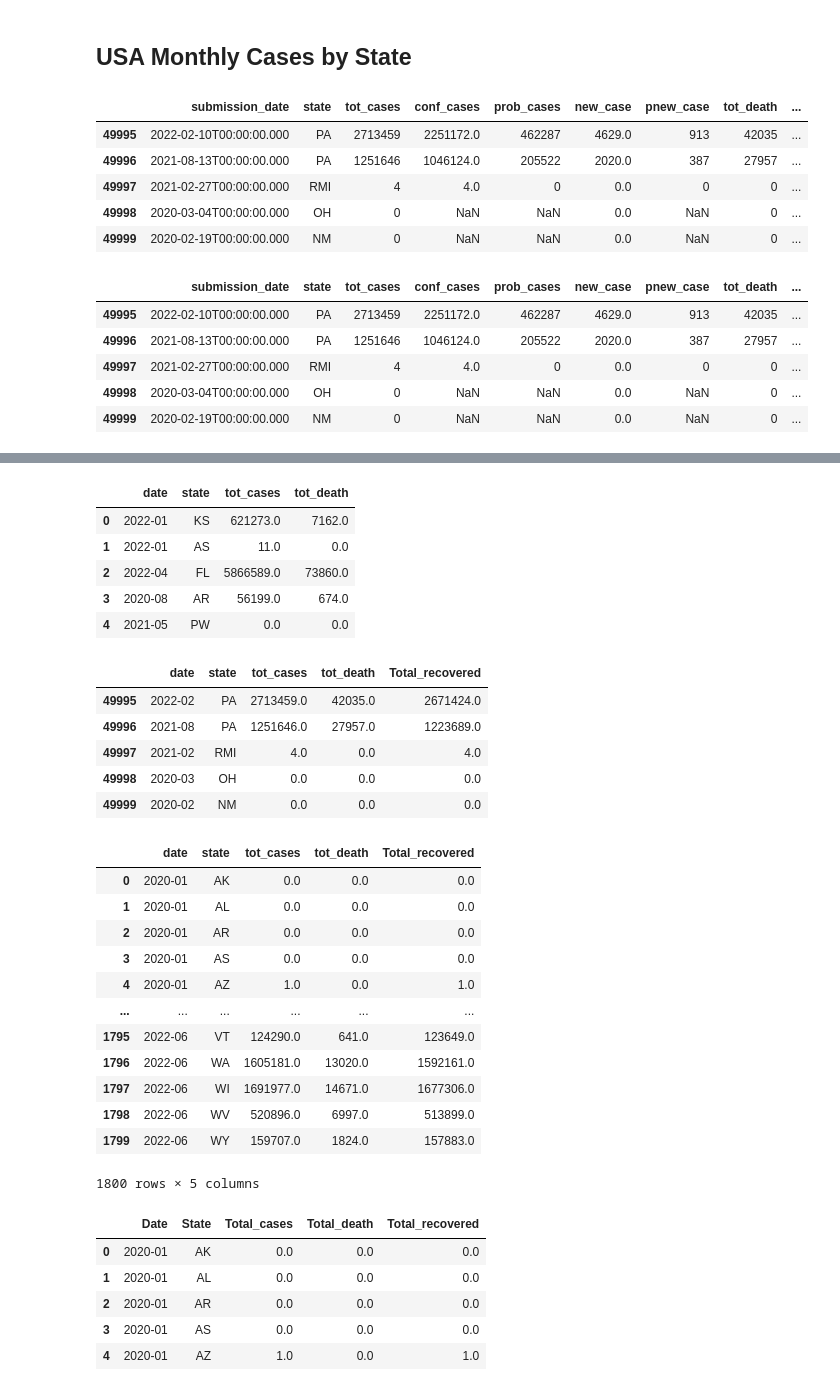
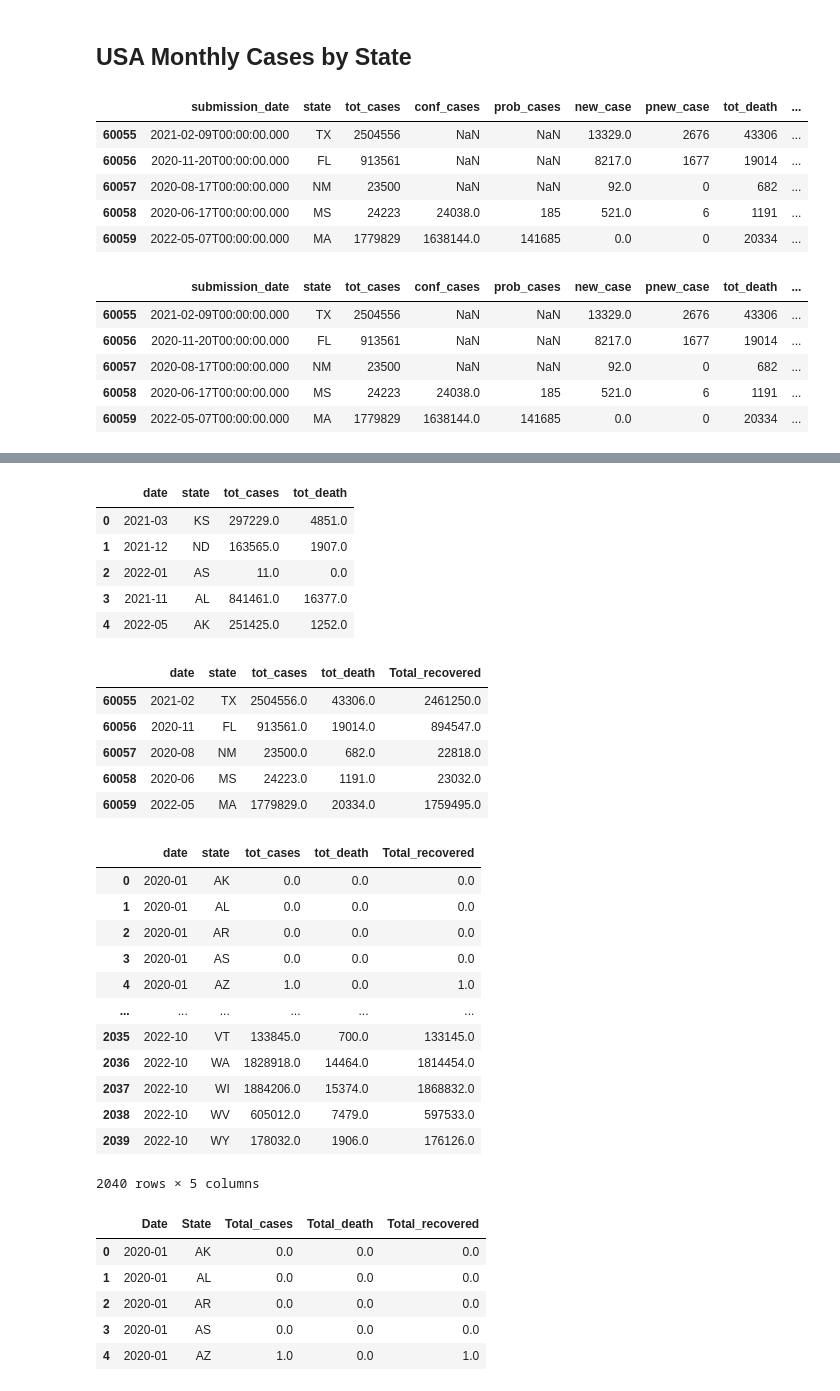
Before and after one commit to gotar1/COVID-19-Dashboard, a Jupyter notebook: Notebooks/analysis.ipynb, the cells around one changed output, grey strips where cells are left out. Cells and saved outputs as stored; diff of their text form; code cells hidden in the pictures.

```diff
--- a/Notebooks/analysis.ipynb
+++ b/Notebooks/analysis.ipynb
@@ -24,32 +24,32 @@ from cdc_token import my_token
 # %%
 # set a client with a token
 client = Socrata("data.cdc.gov", my_token)
 
 # results returned as JSON from API / converted to Python list of
 # dictionaries by sodapy.
-results = client.get("9mfq-cb36", limit=50000)
+results = client.get("9mfq-cb36", limit=100000)
 
 # Convert to pandas DataFrame and display
 covid_df = pd.DataFrame.from_records(results)
 covid_df.tail()
 # %% [output]
 |  | submission_date | state | tot_cases | conf_cases | prob_cases | new_case | pnew_case | tot_death | ... |
-| 49995 | 2022-02-10T00:00:00.000 | PA | 2713459 | 2251172.0 | 462287 | 4629.0 | 913 | 42035 | ... |
-| 49996 | 2021-08-13T00:00:00.000 | PA | 1251646 | 1046124.0 | 205522 | 2020.0 | 387 | 27957 | ... |
-| 49997 | 2021-02-27T00:00:00.000 | RMI | 4 | 4.0 | 0 | 0.0 | 0 | 0 | ... |
-| 49998 | 2020-03-04T00:00:00.000 | OH | 0 | NaN | NaN | 0.0 | NaN | 0 | ... |
-| 49999 | 2020-02-19T00:00:00.000 | NM | 0 | NaN | NaN | 0.0 | NaN | 0 | ... |
+| 60055 | 2021-02-09T00:00:00.000 | TX | 2504556 | NaN | NaN | 13329.0 | 2676 | 43306 | ... |
+| 60056 | 2020-11-20T00:00:00.000 | FL | 913561 | NaN | NaN | 8217.0 | 1677 | 19014 | ... |
+| 60057 | 2020-08-17T00:00:00.000 | NM | 23500 | NaN | NaN | 92.0 | 0 | 682 | ... |
+| 60058 | 2020-06-17T00:00:00.000 | MS | 24223 | 24038.0 | 185 | 521.0 | 6 | 1191 | ... |
+| 60059 | 2022-05-07T00:00:00.000 | MA | 1779829 | 1638144.0 | 141685 | 0.0 | 0 | 20334 | ... |
 # %%
 # add date columns which only has year and month for use with groupby later on..
 covid_df['date'] = pd.to_datetime(covid_df['submission_date']).dt.to_period('M').astype(str)
 covid_df.tail()
 # %% [output]
 |  | submission_date | state | tot_cases | conf_cases | prob_cases | new_case | pnew_case | tot_death | ... |
-| 49995 | 2022-02-10T00:00:00.000 | PA | 2713459 | 2251172.0 | 462287 | 4629.0 | 913 | 42035 | ... |
-| 49996 | 2021-08-13T00:00:00.000 | PA | 1251646 | 1046124.0 | 205522 | 2020.0 | 387 | 27957 | ... |
-| 49997 | 2021-02-27T00:00:00.000 | RMI | 4 | 4.0 | 0 | 0.0 | 0 | 0 | ... |
-| 49998 | 2020-03-04T00:00:00.000 | OH | 0 | NaN | NaN | 0.0 | NaN | 0 | ... |
-| 49999 | 2020-02-19T00:00:00.000 | NM | 0 | NaN | NaN | 0.0 | NaN | 0 | ... |
+| 60055 | 2021-02-09T00:00:00.000 | TX | 2504556 | NaN | NaN | 13329.0 | 2676 | 43306 | ... |
+| 60056 | 2020-11-20T00:00:00.000 | FL | 913561 | NaN | NaN | 8217.0 | 1677 | 19014 | ... |
+| 60057 | 2020-08-17T00:00:00.000 | NM | 23500 | NaN | NaN | 92.0 | 0 | 682 | ... |
+| 60058 | 2020-06-17T00:00:00.000 | MS | 24223 | 24038.0 | 185 | 521.0 | 6 | 1191 | ... |
+| 60059 | 2022-05-07T00:00:00.000 | MA | 1779829 | 1638144.0 | 141685 | 0.0 | 0 | 20334 | ... |
 # %%
 covid_df.dtypes
 # %% [output]
@@ -80,11 +80,11 @@ covid_df = covid_df[["date", "state", "tot_cases", "tot_death"]]
 covid_df.head()
 # %% [output]
 |  | date | state | tot_cases | tot_death |
-| 0 | 2022-01 | KS | 621273.0 | 7162.0 |
-| 1 | 2022-01 | AS | 11.0 | 0.0 |
-| 2 | 2022-04 | FL | 5866589.0 | 73860.0 |
-| 3 | 2020-08 | AR | 56199.0 | 674.0 |
-| 4 | 2021-05 | PW | 0.0 | 0.0 |
+| 0 | 2021-03 | KS | 297229.0 | 4851.0 |
+| 1 | 2021-12 | ND | 163565.0 | 1907.0 |
+| 2 | 2022-01 | AS | 11.0 | 0.0 |
+| 3 | 2021-11 | AL | 841461.0 | 16377.0 |
+| 4 | 2022-05 | AK | 251425.0 | 1252.0 |
 # %%
 # covid_test = covid_max.loc[(covid_max['state'] == 'TX')]
 # covid_test.head(60)
@@ -98,11 +98,11 @@ covid_df["Total_recovered"] = covid_df.tot_cases - covid_df.tot_death
 covid_df.tail()
 # %% [output]
 |  | date | state | tot_cases | tot_death | Total_recovered |
-| 49995 | 2022-02 | PA | 2713459.0 | 42035.0 | 2671424.0 |
-| 49996 | 2021-08 | PA | 1251646.0 | 27957.0 | 1223689.0 |
-| 49997 | 2021-02 | RMI | 4.0 | 0.0 | 4.0 |
-| 49998 | 2020-03 | OH | 0.0 | 0.0 | 0.0 |
-| 49999 | 2020-02 | NM | 0.0 | 0.0 | 0.0 |
+| 60055 | 2021-02 | TX | 2504556.0 | 43306.0 | 2461250.0 |
+| 60056 | 2020-11 | FL | 913561.0 | 19014.0 | 894547.0 |
+| 60057 | 2020-08 | NM | 23500.0 | 682.0 | 22818.0 |
+| 60058 | 2020-06 | MS | 24223.0 | 1191.0 | 23032.0 |
+| 60059 | 2022-05 | MA | 1779829.0 | 20334.0 | 1759495.0 |
 # %%
 # groupby date and state and take the mean value to get monthly average..
 covid_monthly_df = round(covid_df.groupby(["date", "state"]).max().reset_index(), 2)
@@ -115,12 +115,12 @@ covid_monthly_df
 | 3 | 2020-01 | AS | 0.0 | 0.0 | 0.0 |
 | 4 | 2020-01 | AZ | 1.0 | 0.0 | 1.0 |
 | ... | ... | ... | ... | ... | ... |
-| 1795 | 2022-06 | VT | 124290.0 | 641.0 | 123649.0 |
-| 1796 | 2022-06 | WA | 1605181.0 | 13020.0 | 1592161.0 |
-| 1797 | 2022-06 | WI | 1691977.0 | 14671.0 | 1677306.0 |
-| 1798 | 2022-06 | WV | 520896.0 | 6997.0 | 513899.0 |
-| 1799 | 2022-06 | WY | 159707.0 | 1824.0 | 157883.0 |
+| 2035 | 2022-10 | VT | 133845.0 | 700.0 | 133145.0 |
+| 2036 | 2022-10 | WA | 1828918.0 | 14464.0 | 1814454.0 |
+| 2037 | 2022-10 | WI | 1884206.0 | 15374.0 | 1868832.0 |
+| 2038 | 2022-10 | WV | 605012.0 | 7479.0 | 597533.0 |
+| 2039 | 2022-10 | WY | 178032.0 | 1906.0 | 176126.0 |
-1800 rows × 5 columns
+2040 rows × 5 columns
 # %%
 # rename columns. name gotta be compatable wth sqlite database naming potocol.
 covid_monthly_df = covid_monthly_df.rename(columns={"date": "Date", "state": "State", "tot_cases": "Total_cases", "tot_death": "Total_death"})
```
Also changed, not shown: parts of 11 cells of this notebook, 3 other files.
